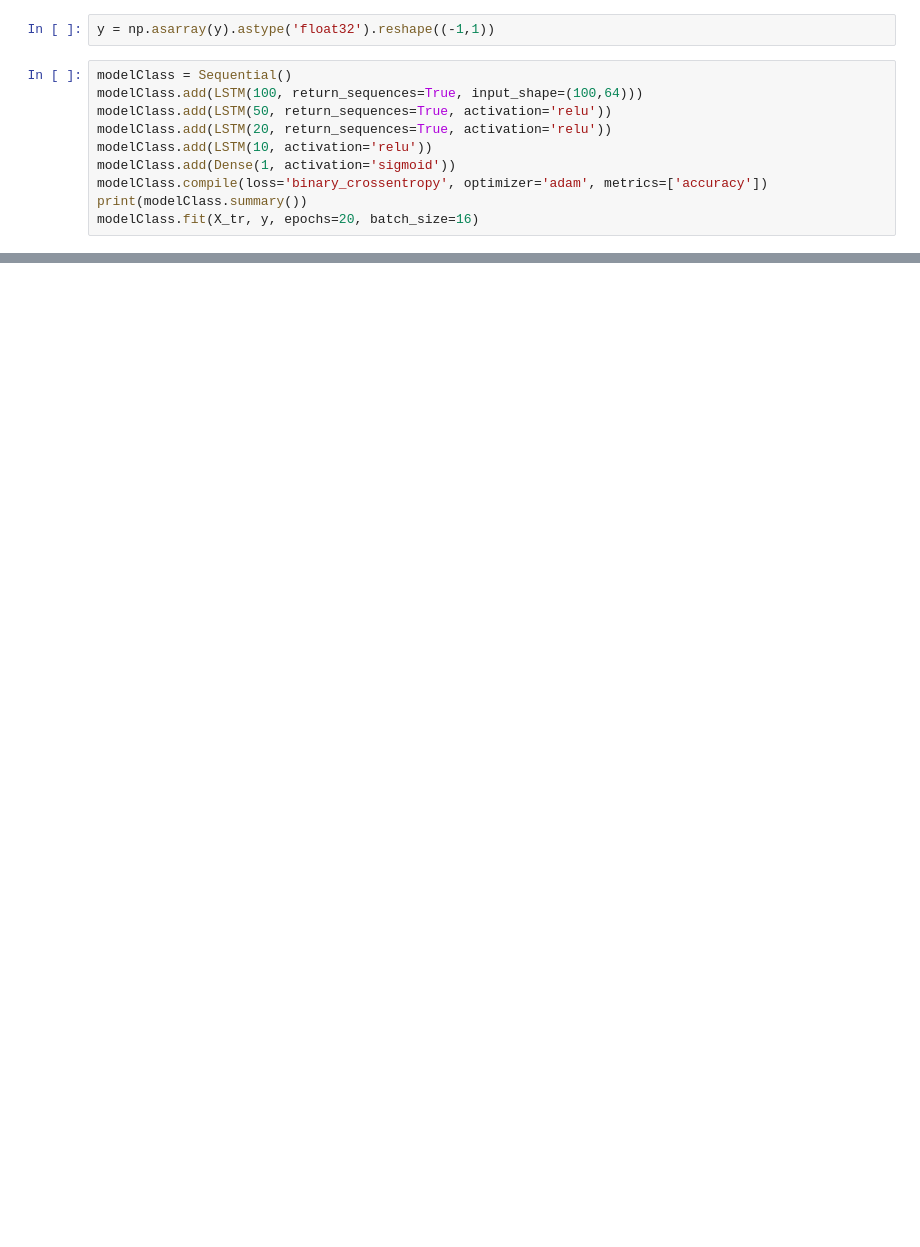
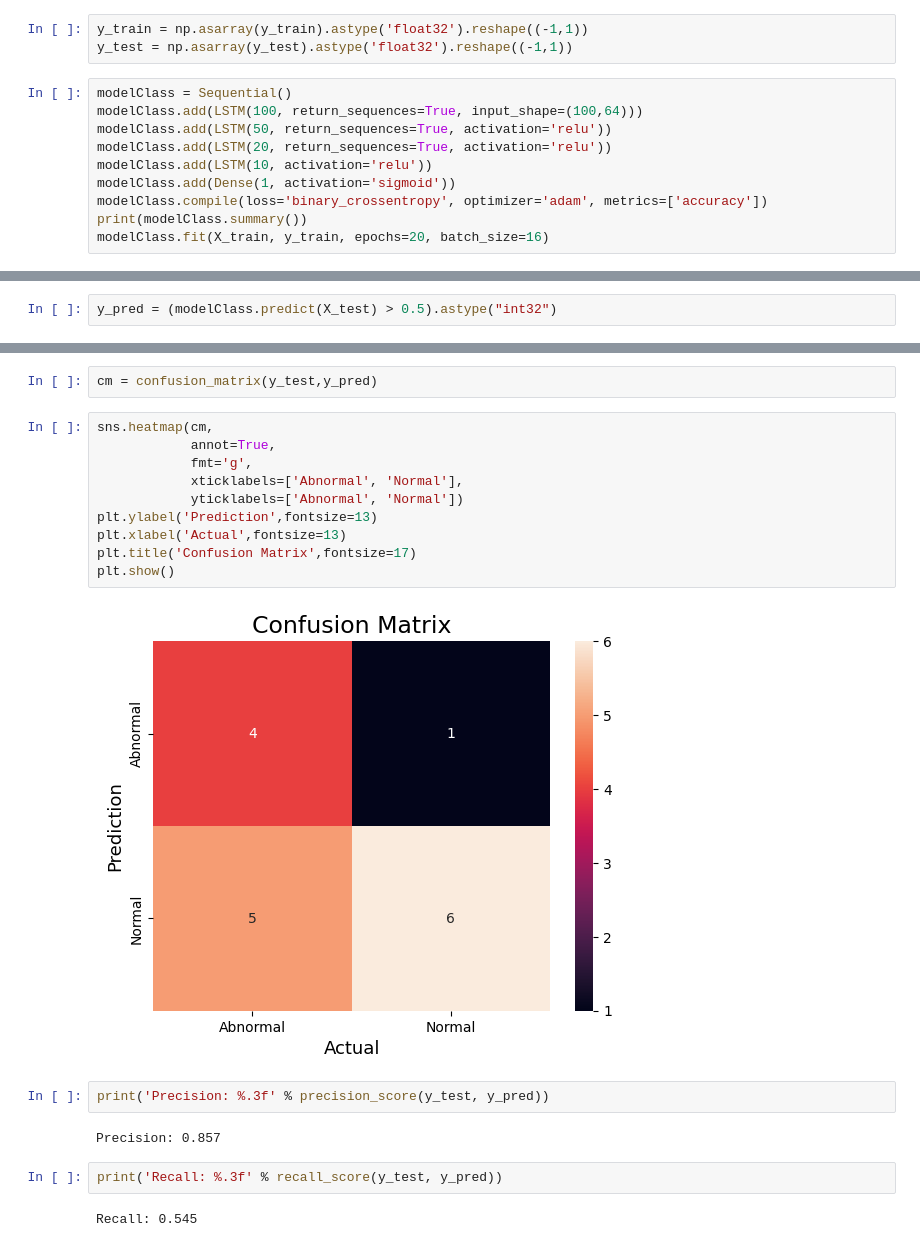
Before and after one commit to akhils98/Mtech-Project, a Jupyter notebook: Classification1.ipynb, the cells around one changed output, grey strips where cells are left out. Cells and saved outputs as stored; diff of their text form; blank space fills up the shorter version.

```diff
--- a/Classification1.ipynb
+++ b/Classification1.ipynb
@@ -74,5 +85,6 @@ y=np.array(y)
 # %%
-y = np.asarray(y).astype('float32').reshape((-1,1))
+y_train = np.asarray(y_train).astype('float32').reshape((-1,1))
+y_test = np.asarray(y_test).astype('float32').reshape((-1,1))
 # %%
 modelClass = Sequential()
 modelClass.add(LSTM(100, return_sequences=True, input_shape=(100,64)))
@@ -82,5 +94,5 @@ modelClass.add(LSTM(10, activation='relu'))
 modelClass.add(Dense(1, activation='sigmoid'))
 modelClass.compile(loss='binary_crossentropy', optimizer='adam', metrics=['accuracy'])
 print(modelClass.summary())
-modelClass.fit(X_tr, y, epochs=20, batch_size=16)
+modelClass.fit(X_train, y_train, epochs=20, batch_size=16)
 # %% [output]
@@ -109,0 +122,2 @@ Accuracy: 76.74%
+# %%
+y_pred = (modelClass.predict(X_test) > 0.5).astype("int32")
@@ -109,0 +164,22 @@ Accuracy: 76.74%
+# %%
+cm = confusion_matrix(y_test,y_pred)
+# %%
+sns.heatmap(cm,
+            annot=True,
+            fmt='g',
+            xticklabels=['Abnormal', 'Normal'],
+            yticklabels=['Abnormal', 'Normal'])
+plt.ylabel('Prediction',fontsize=13)
+plt.xlabel('Actual',fontsize=13)
+plt.title('Confusion Matrix',fontsize=17)
+plt.show()
+# %% [output]
+[figure, added]
+# %%
+print('Precision: %.3f' % precision_score(y_test, y_pred))
+# %% [output]
+Precision: 0.857
+# %%
+print('Recall: %.3f' % recall_score(y_test, y_pred))
+# %% [output]
+Recall: 0.545
```
Also changed, not shown: parts of 18 cells of this notebook.
